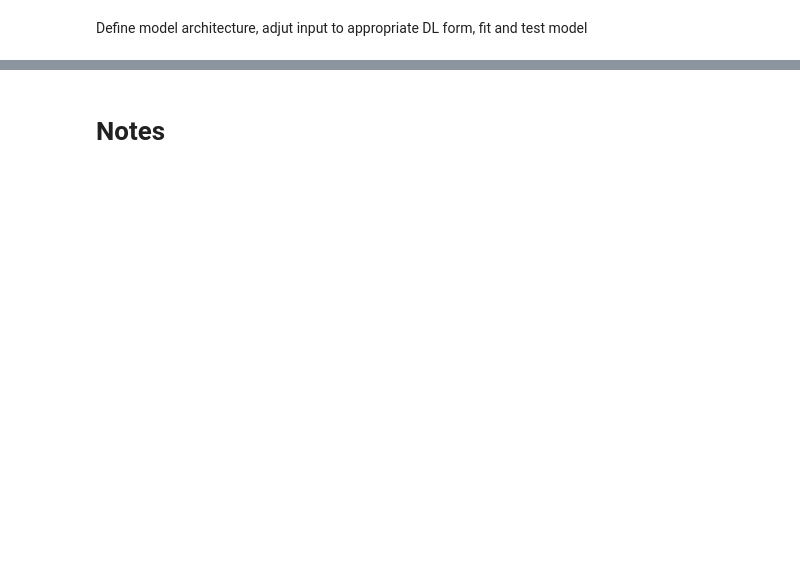
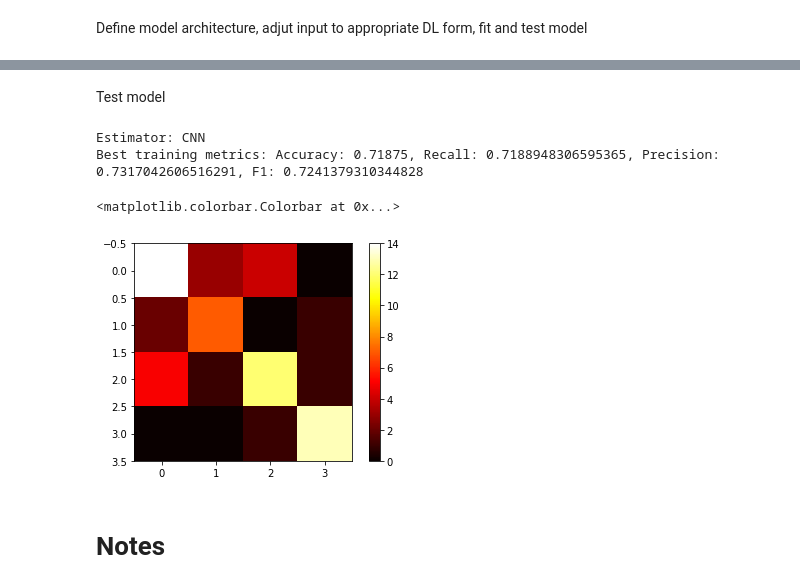
Before and after one commit to rr1017/AMLS_21-22-_SN21213556, a Jupyter notebook: Script.ipynb, the cells around one changed output, grey strips where cells are left out. Cells and saved outputs as stored; diff of their text form; code cells hidden in the pictures; blank space fills up the shorter version.

```diff
--- a/Script.ipynb
+++ b/Script.ipynb
@@ -695,0 +761,29 @@ Separate data into training and testing, generate CNN architecture
+# %%
+net = CNN().to('cuda')
+criterion = nn.CrossEntropyLoss()
+optimizer = torch.optim.SGD(net.parameters(), lr=0.001, momentum=0.9)
+
+for epoch in range(50):  # loop over the dataset multiple times
+
+    running_loss = 0.0
+    for i, data in enumerate(train_dataloader,0):
+        # get the inputs; data is a list of [inputs, labels]
+        inputs, labels = data
+        inputs = inputs.cuda().float()
+        labels = labels.cuda()
+
+        # zero the parameter gradients
+        optimizer.zero_grad()
+
+        # forward + backward + optimize
+        outputs = net.forward(inputs)
+        loss = criterion(outputs, labels)
+        loss.backward()
+        optimizer.step()
+
+        # print statistics
+        running_loss += loss.item()
+        print('[{}, {}] loss: {}'.format(epoch + 1, i + 1, running_loss))
+        running_loss = 0.0
+
+print('Finished Training')
@@ -696,2 +808,28 @@ Separate data into training and testing, generate CNN architecture
+# %% [markdown]
+Test model
+# %%
+dataiter = iter(test_dataloader)
+images, labels = dataiter.next()
+images = images.cuda().float()
+outputs = net(images)
+_, predicted = torch.max(outputs, 1)
+# %%
+predicted = predicted.cpu().detach().numpy()
+# %%
+labels = labels.cpu().detach().numpy()
+# %%
+print('Estimator: CNN')
+y_true,y_pred = labels,predicted
+results = precision_recall_fscore_support(y_true, y_pred, average='macro')
+print("Best training metrics: Accuracy: {}, Recall: {}, Precision: {}, F1: {}".format(accuracy_score(y_true,y_pred),results[0],results[1],results[2]))
+# %% [output]
+Estimator: CNN
+Best training metrics: Accuracy: 0.71875, Recall: 0.7188948306595365, Precision: 0.7317042606516291, F1: 0.7241379310344828
+# %%
+plt.imshow(confusion_matrix(labels,predicted),cmap='hot')
+plt.colorbar()
+# %% [output]
+<matplotlib.colorbar.Colorbar at 0x...>
+[figure, added]
 # %% [markdown]
 # Notes
```
Also changed, not shown: parts of 18 cells of this notebook.
